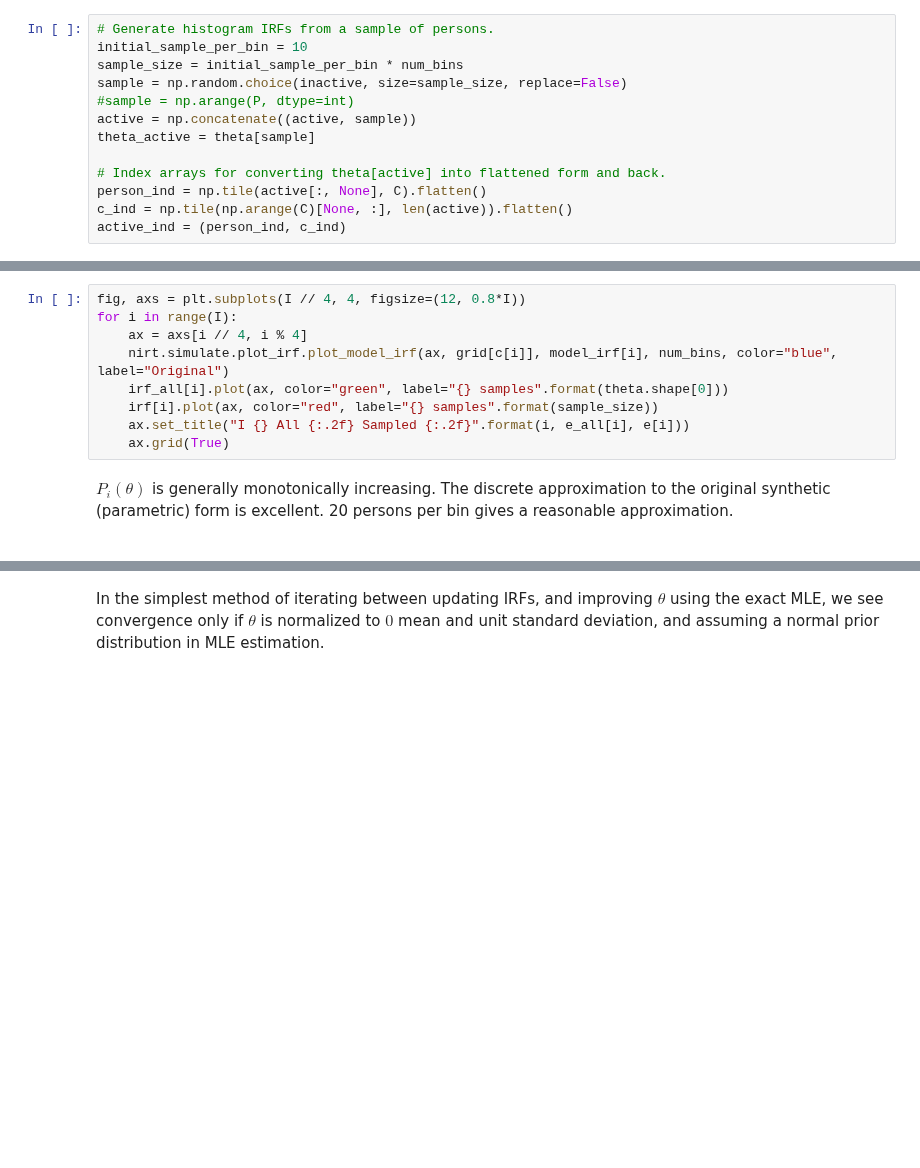
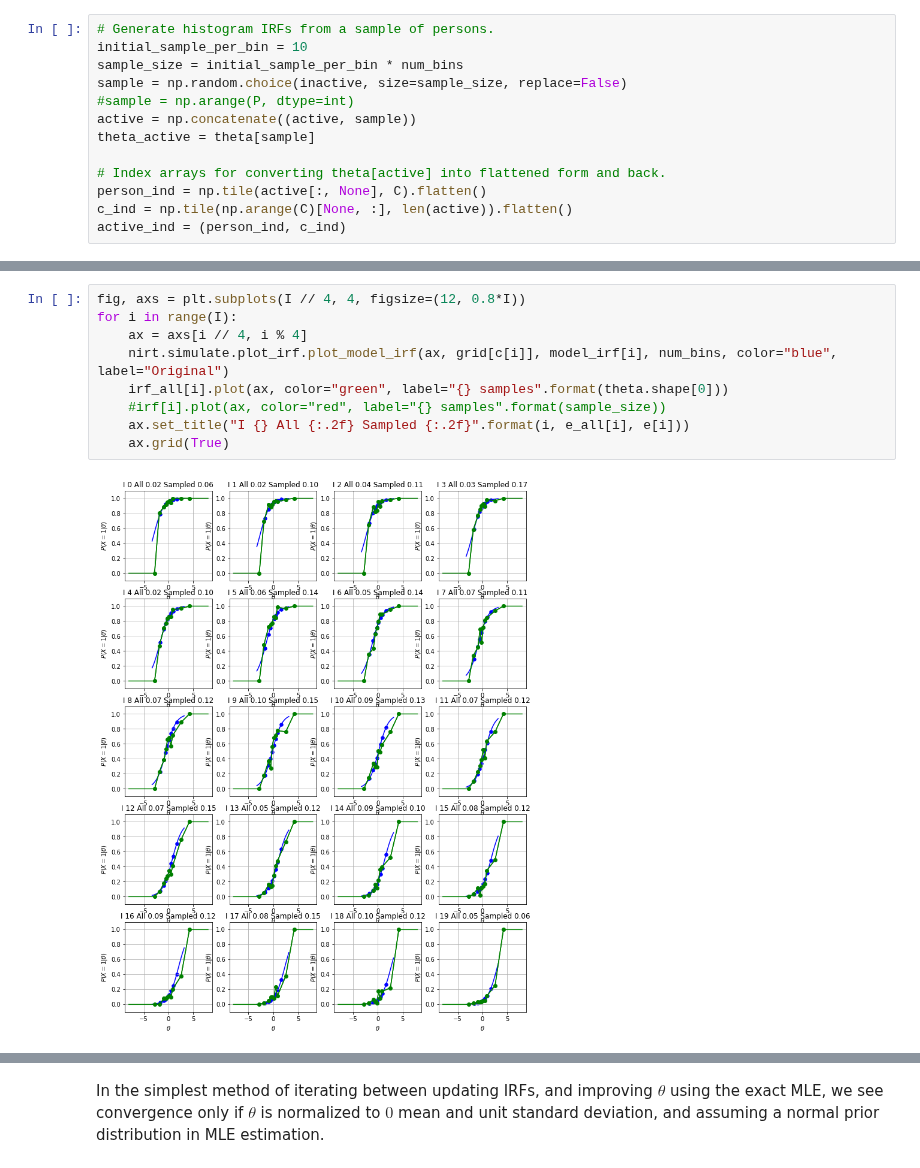
Before and after one commit to ETS-Next-Gen/irt-mcmc, a Jupyter notebook: notebooks/irt_solver_1d_mle.ipynb, the cells around one changed output, grey strips where cells are left out. Saved outputs shown, nothing was run; the diff lists cells and outputs as text; blank space fills up the shorter version.

```diff
--- a/notebooks/irt_solver_1d_mle.ipynb
+++ b/notebooks/irt_solver_1d_mle.ipynb
@@ -131,14 +153,11 @@ print("{} samples: {:.3f} +- {:.3f}".format(sample_size, e.mean(), e.std()))
 # %%
 fig, axs = plt.subplots(I // 4, 4, figsize=(12, 0.8*I))
 for i in range(I):
     ax = axs[i // 4, i % 4]
     nirt.simulate.plot_irf.plot_model_irf(ax, grid[c[i]], model_irf[i], num_bins, color="blue", label="Original")
     irf_all[i].plot(ax, color="green", label="{} samples".format(theta.shape[0]))
-    irf[i].plot(ax, color="red", label="{} samples".format(sample_size))
+    #irf[i].plot(ax, color="red", label="{} samples".format(sample_size))
     ax.set_title("I {} All {:.2f} Sampled {:.2f}".format(i, e_all[i], e[i]))
     ax.grid(True)
+# %% [output]
+[figure, added]
-# %% [markdown]
-$P_i(\theta)$ is generally monotonically increasing. The discrete approximation to the original synthetic (parametric) form is excellent. 20 persons per bin gives a reasonable approximation.
-# %% [markdown]
-<!-- # Initial Guess for incoming $\theta$ (upon refinement)
-When we add more persons to the simulation at each refinement step, we use the MLE ($T=0$) as the initial guess for the added persons's $\theta_p$'s. -->
```
Also changed, not shown: parts of 33 cells of this notebook, 7 other files.
